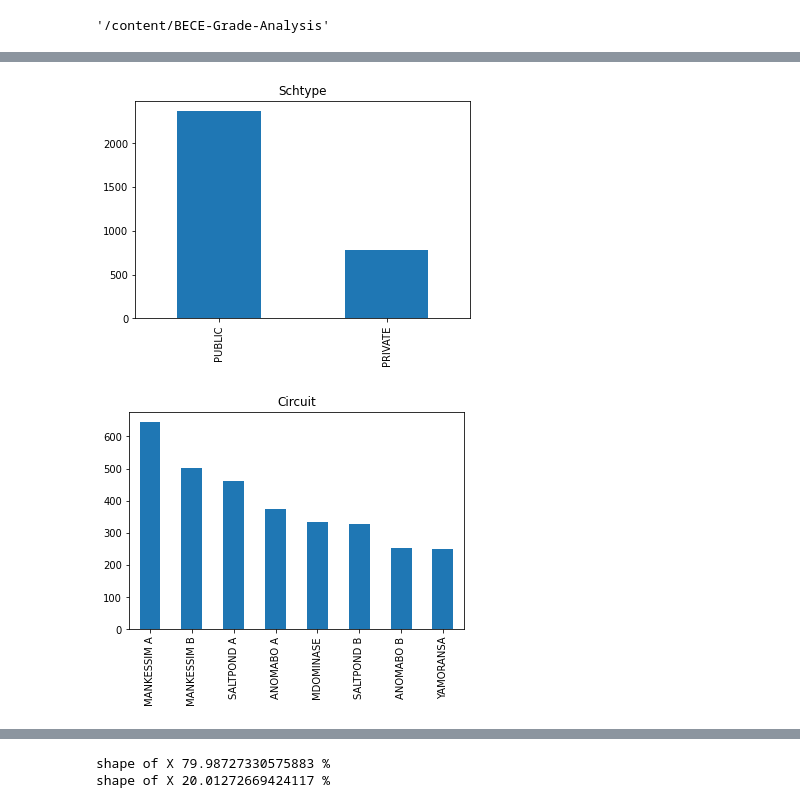
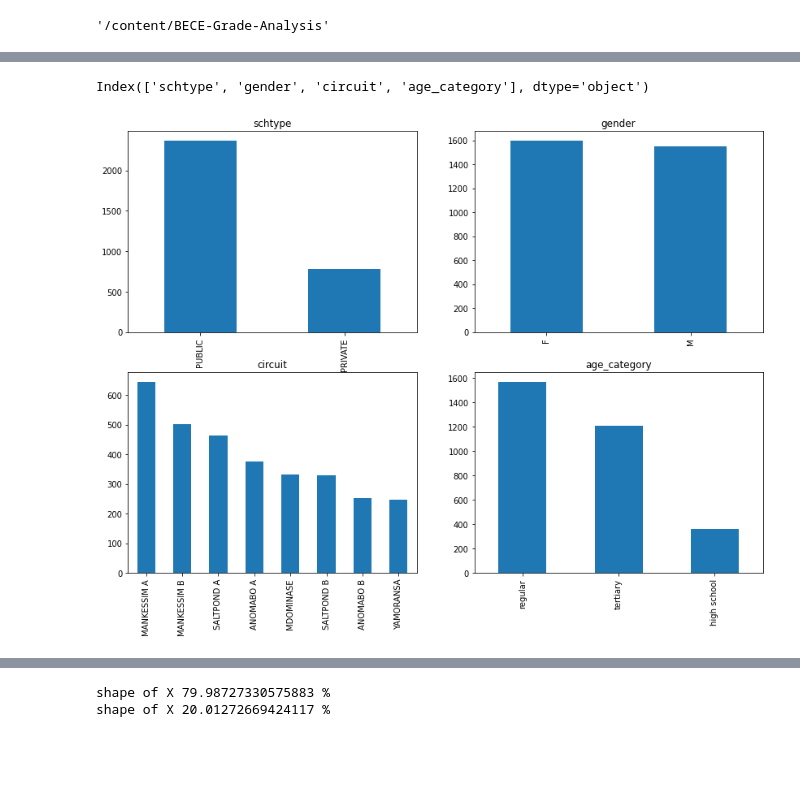
Before and after one commit to mk-armah/BECE-Grade-Analysis, a Jupyter notebook: NeuralNet.ipynb, the cells around one changed output, grey strips where cells are left out. Drawn from its saved outputs; the diff is of its cells as text; code cells hidden in the pictures; blank space fills up the shorter version.

```diff
--- a/NeuralNet.ipynb
+++ b/NeuralNet.ipynb
@@ -65,10 +50,13 @@ plt.title("Gender");
-# %%
-df.schtype.value_counts().plot(kind = 'bar');
-plt.title("Schtype");
-# %% [output]
-[figure, removed]
-# %%
-df.circuit.value_counts().plot(kind = 'bar');
-plt.title("Circuit");
-# %% [output]
-[figure, removed]
+# %%
+df.select_dtypes(['object']).columns
+# %% [output]
+Index(['schtype', 'gender', 'circuit', 'age_category'], dtype='object')
+# %%
+categories = df.select_dtypes(['object']).columns
+plt.figure(figsize=(14,10))
+for i in range(1,len(categories)+1):
+  plt.subplot(2,2,i)
+  df[categories[i-1]].value_counts().plot(kind = 'bar')
+  plt.title(categories[i-1]);
+# %% [output]
+[figure, added]
```
Also changed, not shown: parts of 20 cells of this notebook.
